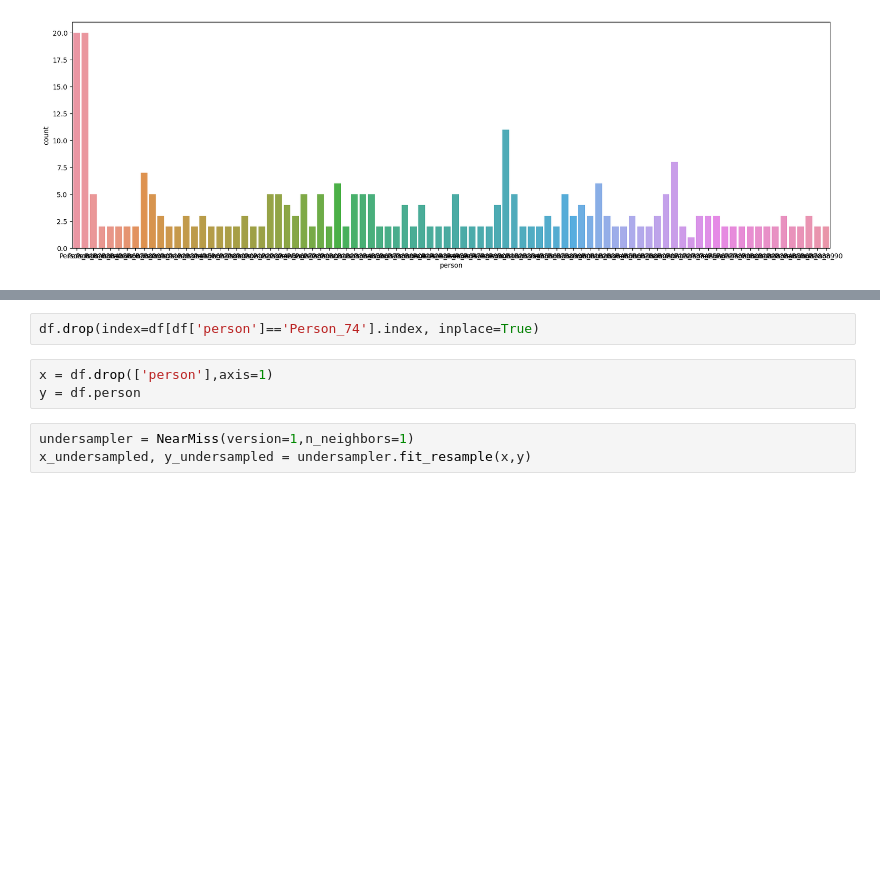
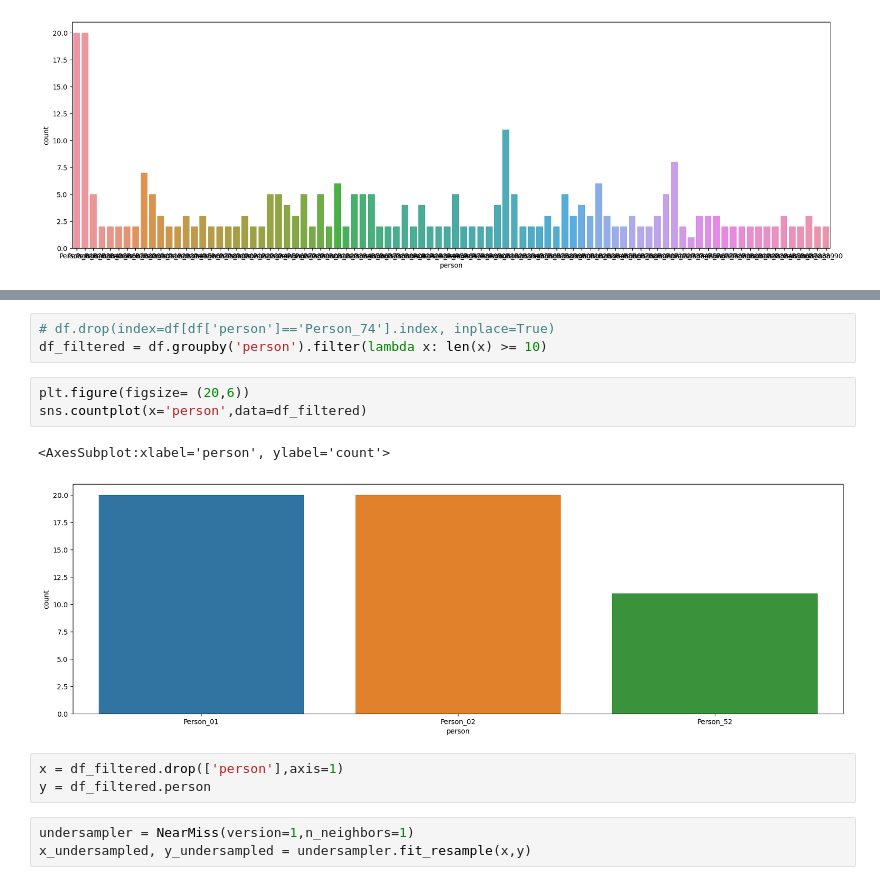
Before and after one commit to DropStone99/ECG_Authentication_HCI, a Jupyter notebook: Model.ipynb, the cells around one changed output, grey strips where cells are left out. Saved outputs shown, nothing was run; the diff lists cells and outputs as text; blank space fills up the shorter version.

```diff
--- a/Model.ipynb
+++ b/Model.ipynb
@@ -75,8 +64,15 @@ Name: person, Length: 90, dtype: int64
 # %%
-df.drop(index=df[df['person']=='Person_74'].index, inplace=True)
+# df.drop(index=df[df['person']=='Person_74'].index, inplace=True)
+df_filtered = df.groupby('person').filter(lambda x: len(x) >= 10)
+# %%
+plt.figure(figsize= (20,6))
+sns.countplot(x='person',data=df_filtered)
+# %% [output]
+<AxesSubplot:xlabel='person', ylabel='count'>
+[figure, added]
 # %%
-x = df.drop(['person'],axis=1)
-y = df.person
+x = df_filtered.drop(['person'],axis=1)
+y = df_filtered.person
 # %%
 undersampler = NearMiss(version=1,n_neighbors=1)
 x_undersampled, y_undersampled = undersampler.fit_resample(x,y)
```
Also changed, not shown: parts of 9 cells of this notebook.
